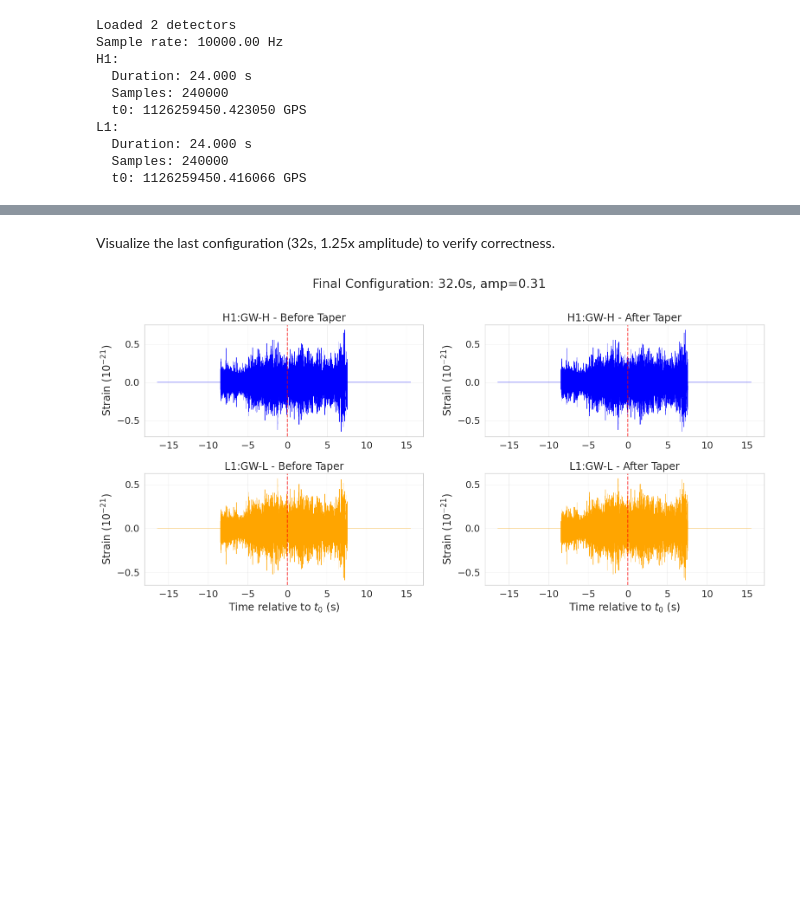
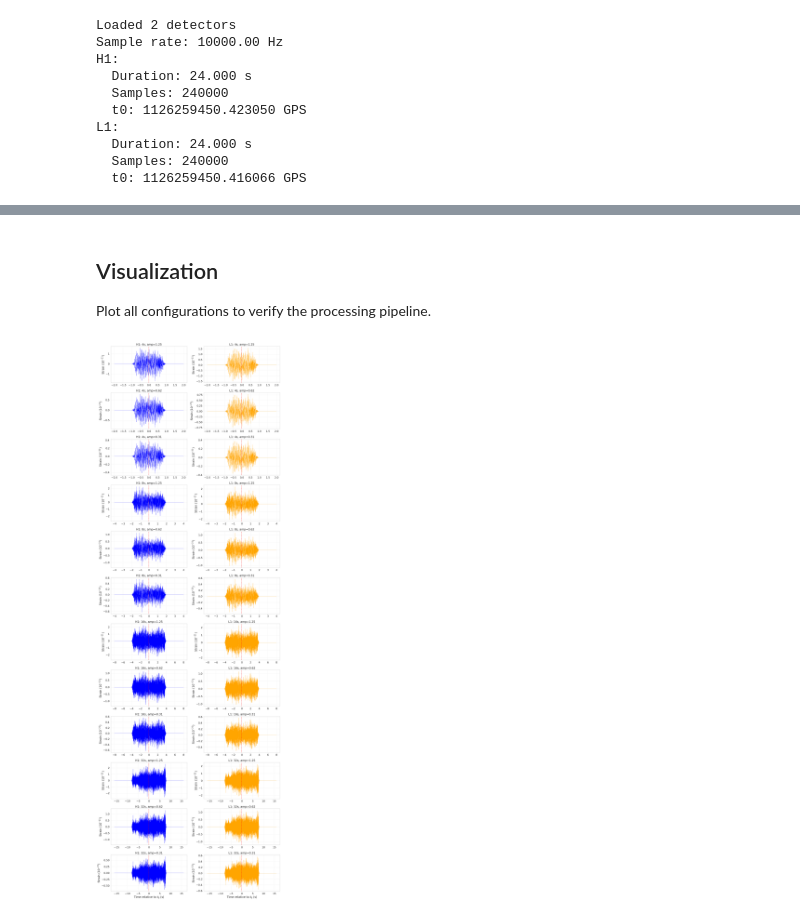
Before and after one commit to chaipattira/gw-collapsar, a Jupyter notebook: notebooks/preprocess_batch.ipynb, the cells around one changed output, grey strips where cells are left out. Cells and saved outputs as stored; diff of their text form; code cells hidden in the pictures; blank space fills up the shorter version.

Commit message:
taper order

```diff
--- a/notebooks/preprocess_batch.ipynb
+++ b/notebooks/preprocess_batch.ipynb
@@ -58,7 +58,7 @@ AMPLIFY_FACTORS = [1.25, 0.62, 0.31]  # factors to attenuate the signal
 # Processing parameters
 scale_factor = 1e-23
 target_sample_rate = 4096  # Hz
-tukey_alpha = 0.1
+taper_duration = 0.5  # seconds - fixed taper duration per LIGO paper (arxiv:1908.11170)
 
 # Output configuration
 output_base_dir = '../Frames_1000'  # Base directory for outputs
@@ -70,6 +70,7 @@ psd_overlap = 2
 print(f"Batch configuration:")
 print(f"  Durations: {DURATIONS}")
 print(f"  Amplitude factors: {AMPLIFY_FACTORS}")
+print(f"  Taper duration: {taper_duration}s (fixed)")
 print(f"  Total configurations: {len(DURATIONS) * len(AMPLIFY_FACTORS)} per detector")
 print(f"  Output directory: {output_base_dir}")
 # %% [output]
@@ -261,43 +273,36 @@ Output: ../Frames_1000/dur_04s_amp_0.62
 Batch processing complete!
 Generated 12 configurations for each detector
 # %% [markdown]
-Visualize the last configuration (32s, 1.25x amplitude) to verify correctness.
+## Visualization
+
+Plot all configurations to verify the processing pipeline.
 # %%
-if final_config:
-    fig, axes = plt.subplots(2, 2, figsize=(16, 8))
+# Plot all configurations
+if all_configs:
+    n_configs = len(all_configs)
+    fig, axes = plt.subplots(n_configs, 2, figsize=(16, 4 * n_configs))
 
-    for idx, det_name in enumerate(final_config['ts_final'].keys()):
-        t0_gps = DETECTORS[det_name]['t0_gps']
-        color = DETECTORS[det_name]['color']
+    for config_idx, config in enumerate(all_configs):
+        for det_idx, det_name in enumerate(config['ts_padded'].keys()):
+            t0_gps = DETECTORS[det_name]['t0_gps']
+            color = DETECTORS[det_name]['color']
 
-        # Before taper (left column)
-        ax_before = axes[idx, 0]
-        time_rel = final_config['ts_padded'][det_name].times.value - t0_gps
-        ax_before.plot(time_rel, final_config['ts_padded'][det_name].value / 1e-21,
-                       linewidth=0.5, color=color)
-        ax_before.set_title(f"{DETECTORS[det_name]['channel_name']} - Before Taper")
-        ax_before.set_ylabel('Strain ($10^{-21}$)')
-        ax_before.grid(True, alpha=0.3)
-        ax_before.axvline(x=0, color='red', linestyle='--', linewidth=1.5, alpha=0.7)
+            ax = axes[config_idx, det_idx]
+            time_rel = config['ts_padded'][det_name].times.value - t0_gps
+            ax.plot(time_rel, config['ts_padded'][det_name].value / 1e-21,
+                    linewidth=0.5, color=color)
+            ax.set_title(f"{det_name}: {config['duration']:.0f}s, amp={config['amplitude']}")
+            ax.set_ylabel('Strain ($10^{-21}$)')
+            ax.grid(True, alpha=0.3)
+            ax.axvline(x=0, color='red', linestyle='--', linewidth=1.5, alpha=0.7)
 
-        # After taper (right column)
-        ax_after = axes[idx, 1]
-        time_rel = final_config['ts_final'][det_name].times.value - t0_gps
-        ax_after.plot(time_rel, final_config['ts_final'][det_name].value / 1e-21,
-                      linewidth=0.5, color=color)
-        ax_after.set_title(f"{DETECTORS[det_name]['channel_name']} - After Taper")
-        ax_after.set_ylabel('Strain ($10^{-21}$)')
-        ax_after.grid(True, alpha=0.3)
-        ax_after.axvline(x=0, color='red', linestyle='--', linewidth=1.5, alpha=0.7)
+            if config_idx == n_configs - 1:
+                ax.set_xlabel('Time relative to $t_0$ (s)')
 
-    for ax in axes[1, :]:
-        ax.set_xlabel('Time relative to $t_0$ (s)')
-
-    fig.suptitle(f"Final Configuration: {final_config['duration']}s, amp={final_config['amplitude']}", y=1.00)
     plt.tight_layout()
     plt.show()
 else:
-    print("No final configuration to visualize")
+    print("No configurations to visualize")
 # %% [output]
-[figure, old version]
+[figure, new version]
 # %%
```
Also changed, not shown: parts of 4 cells of this notebook, 2 other files.
